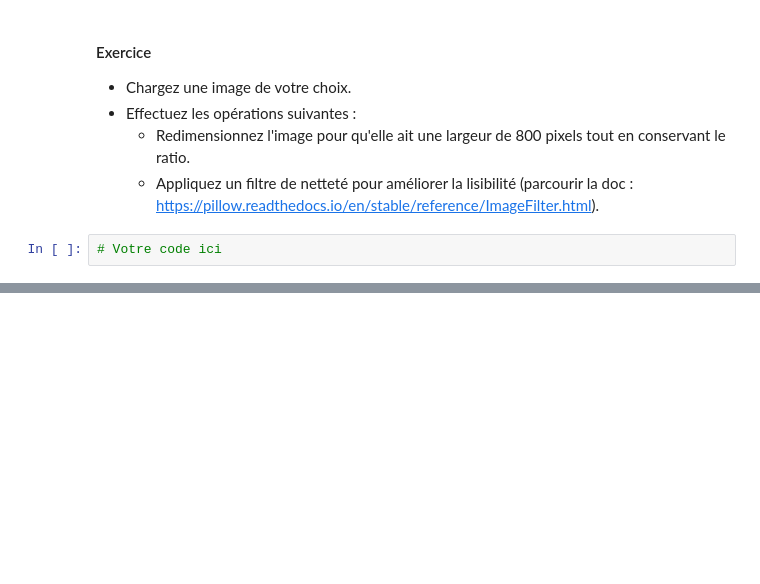
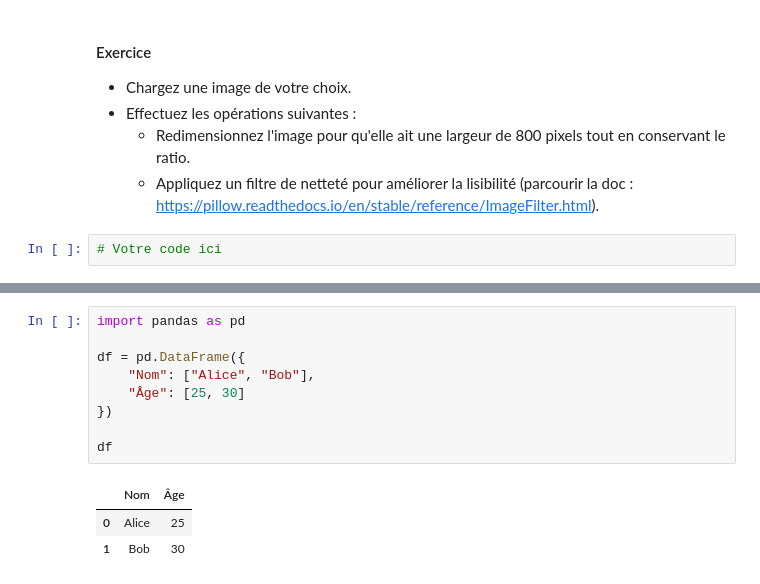
Before and after one commit to Chaouabti/Cours_ENC_Introduction_programmation_Python, a Jupyter notebook: Cours_6_Utilisation_IIIF_manipulation_données_2/Cours_6_Utilisation de l’API IIIF et manipulation de données_2.ipynb, the cells around one changed output, grey strips where cells are left out. Saved outputs shown, nothing was run; the diff lists cells and outputs as text; blank space fills up the shorter version.

```diff
--- a/Cours_6_Utilisation_IIIF_manipulation_données_2/Cours_6_Utilisation de l’API IIIF et manipulation de données_2.ipynb
+++ b/Cours_6_Utilisation_IIIF_manipulation_données_2/Cours_6_Utilisation de l’API IIIF et manipulation de données_2.ipynb
@@ -605,0 +639,13 @@ Absoluter path : /Users/marioncharpier/Documents/Cours_ENC/Cours_6_Utilisation d
+# %%
+import pandas as pd
+
+df = pd.DataFrame({
+    "Nom": ["Alice", "Bob"],
+    "Âge": [25, 30]
+})
+
+df
+# %% [output]
+|  | Nom | Âge |
+| 0 | Alice | 25 |
+| 1 | Bob | 30 |
```
Also changed, not shown: parts of 35 cells of this notebook.
